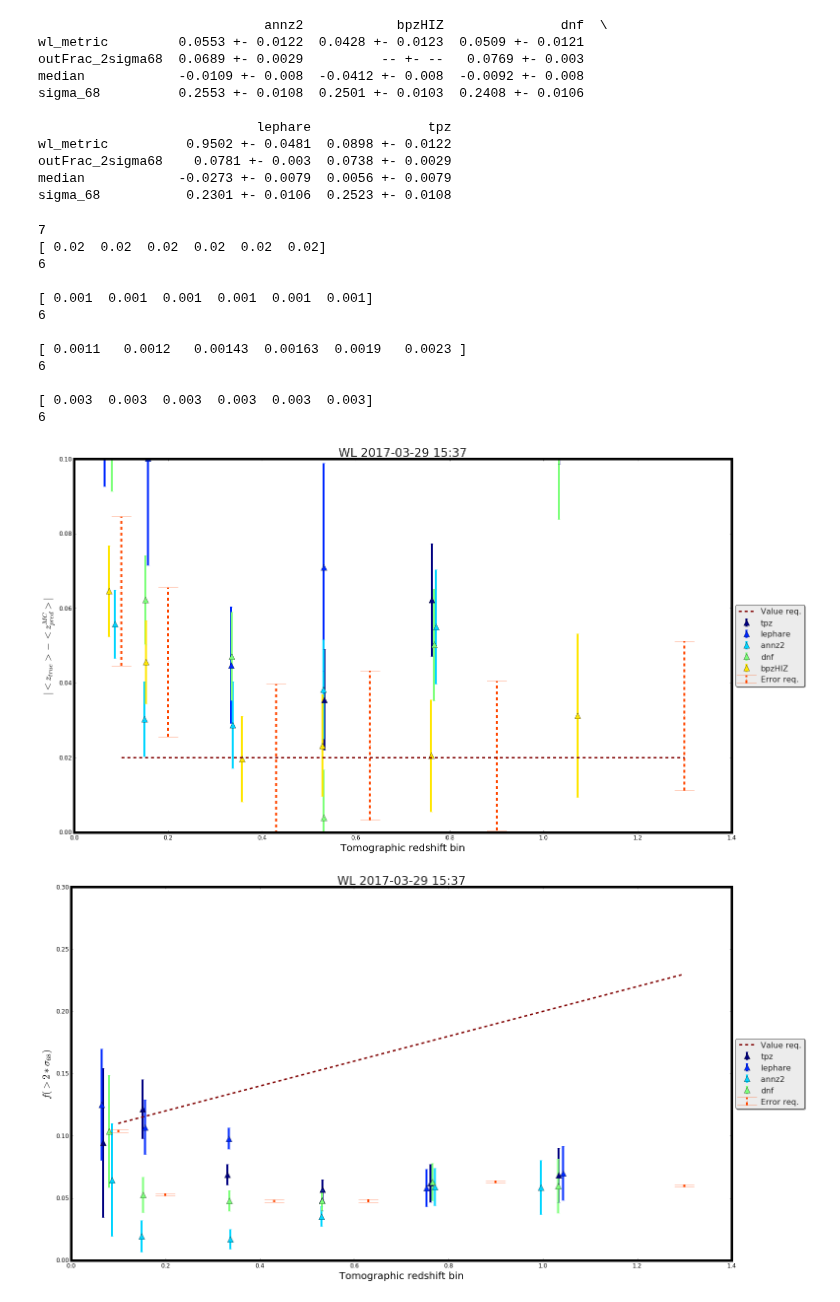
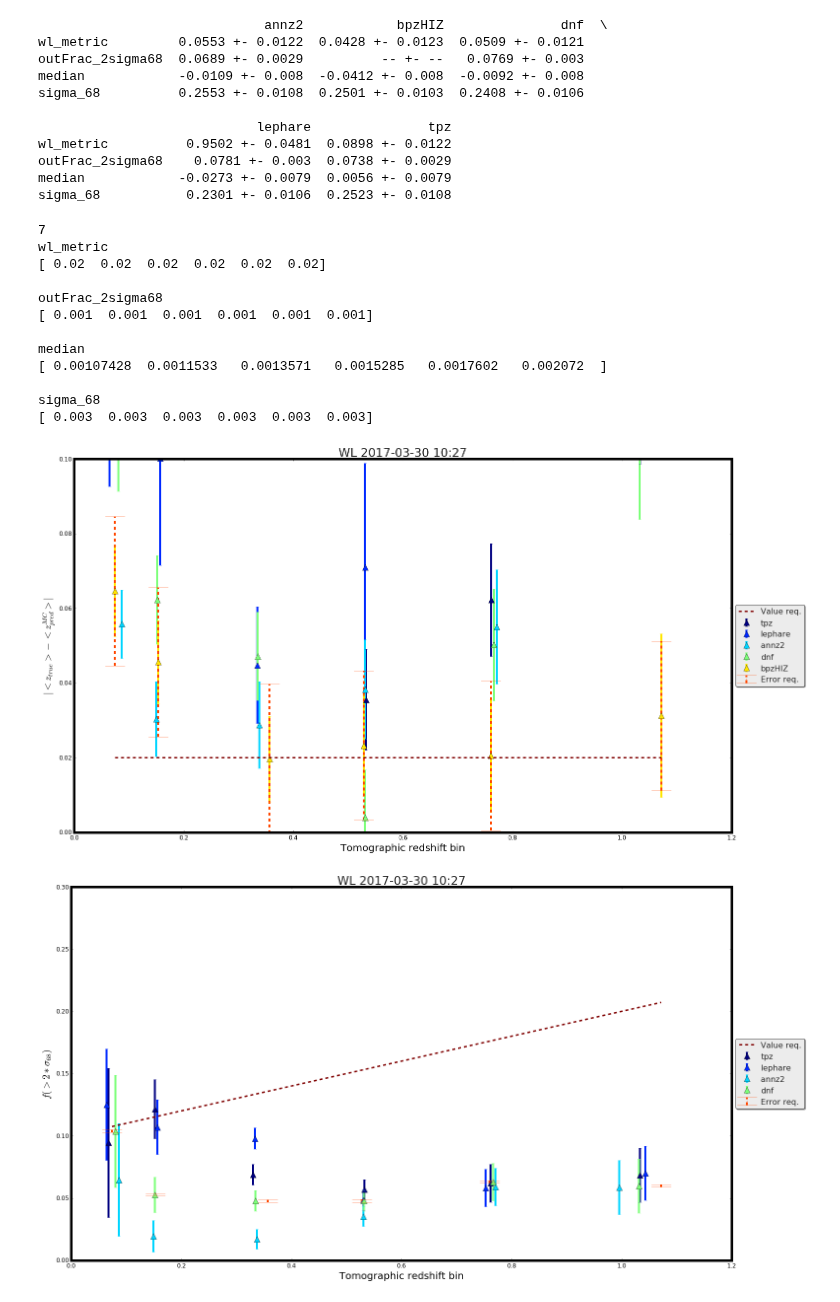
Before and after one commit to DarkEnergySurvey/bpz, a Jupyter notebook: notebook/compare_various_codes.ipynb, the cells around one changed output. Cells and saved outputs as stored; diff of their text form; code cells hidden in the pictures.

Commit message:
solving minor bugs. Adding an automatic condition to set science sample according to input file names

```diff
--- a/notebook/compare_various_codes.ipynb
+++ b/notebook/compare_various_codes.ipynb
@@ -17,13 +15,20 @@ from IPython.display import display, HTML, display_pretty
 import pandas
 import datetime
 
-
-path = '/home/carnero/photoz_repo/photoz-wg/aure_valid/'
+path_to_repo = '/home/carnero/'
+path = path_to_repo + 'photoz_repo/photoz-wg/notebook/results/'
 
 #json_files = ['others_coadd_lss.json','portal_coadd_lss.json']
 json_files = ['meta_wl.json']
 
-science_sample = 'WL' #['LSS','WL','Y1']
+if 'lss' in json_files[0]:
+    science_sample = 'LSS'
+elif 'wl' in json_files[0]:
+    science_sample = 'WL'
+elif 'y1' in json_files[0]:
+    science_sample = 'Y1'
+else:
+    print 'need a science sample'
 # %%
 almost_black = '#262626'
 plt.rcParams['figure.figsize'] = (20, 12)
@@ -209,7 +212,7 @@ print len(columns)+2
 now = datetime.datetime.now()
 #for each of the metrics
 for m in requirements:
-
+    print m
     f= plt.figure()
     ax = plt.subplot(111)
     color =iter(plt.cm.jet(np.linspace(0,1,len(columns)+2)))
@@ -234,42 +237,42 @@ for m in requirements:
         #get requirements if they exist:
 
 
     c=next(color)
-    err_req = requirements[m]['error'].scaling(np.array(bins))
+    err_req = requirements[m]['error'].scaling(np.array(z))
     print err_req
-    print len(bins)
-    temp=ax.errorbar(np.array(bins), y, yerr=err_req, fmt=',',markersize=str(Ms), elinewidth=lw, label='Error req.', color=c, capsize=20)
+
+    temp=ax.errorbar(np.array(z), y, yerr=err_req, fmt=',',markersize=str(Ms), elinewidth=lw, label='Error req.', color=c, capsize=20)
     temp[-1][0].set_linestyle('--')
     c=next(color)
-    val_req = requirements[m]['value'].scaling(np.array(bins))
+    val_req = requirements[m]['value'].scaling(np.array(z))
 
-    ax.plot(np.array(np.sort(bins)), val_req,'--', linewidth=3,label='Value req.', c=c)
+    ax.plot(np.array(np.sort(z)), val_req,'--', linewidth=3,label='Value req.', c=c)
     box = ax.get_position()
     ax.set_position([box.x0, box.y0, box.width * 0.8, box.height])
 
     # Put a legend to the right of the current axis
     ax.legend(loc='center left', bbox_to_anchor=(1, 0.5), numpoints=1)
 
     plt.xlabel('Tomographic redshift bin')
     plt.title('%s %s' %(science_sample, str(now.strftime("%Y-%m-%d %H:%M"))))
     plt.ylim(plt_range[m])
     plt.ylabel(metric_latex[m])
     #plt.legend(loc=2)
     plt.tight_layout()
     plt.savefig(science_sample + '.' + m + '.png')
     print (" ")
 # %% [output]
 7
+wl_metric
 [ 0.02  0.02  0.02  0.02  0.02  0.02]
-6
 
+outFrac_2sigma68
 [ 0.001  0.001  0.001  0.001  0.001  0.001]
-6
 
-[ 0.0011   0.0012   0.00143  0.00163  0.0019   0.0023 ]
-6
+median
+[ 0.00107428  0.0011533   0.0013571   0.0015285   0.0017602   0.002072  ]
 
+sigma_68
 [ 0.003  0.003  0.003  0.003  0.003  0.003]
-6
-[figure, old version]
+[figure, new version]
-[figure, old version]
+[figure, new version]
```
Also changed, not shown: parts of 4 cells of this notebook.
